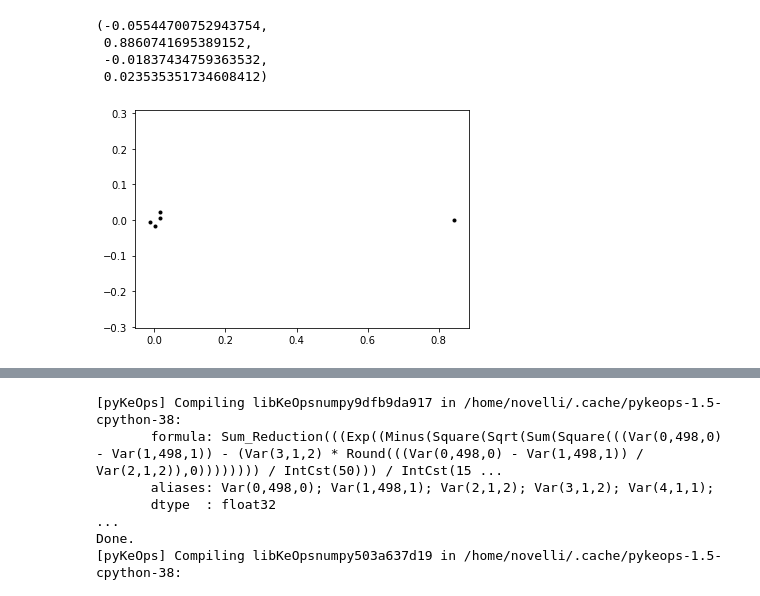
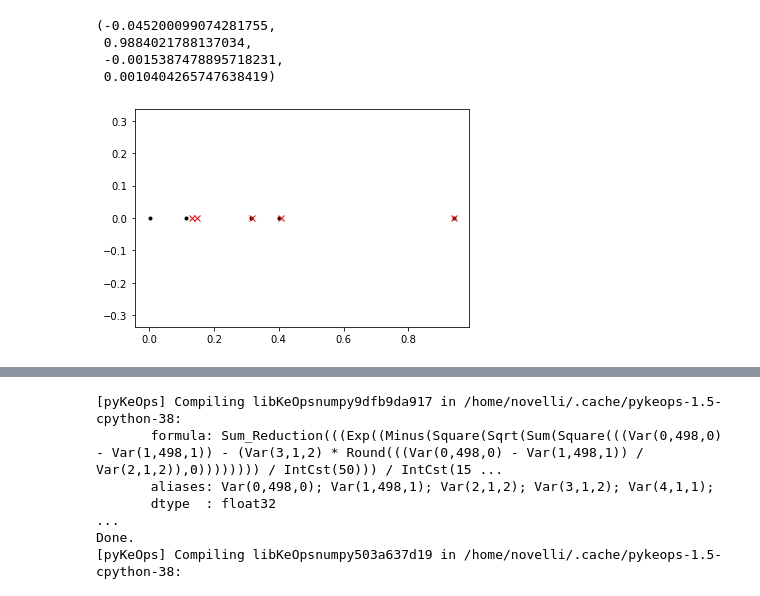
Before and after one commit to Machine-Learning-Dynamical-Systems/kooplearn, a Jupyter notebook: examples/md_chignolin/test.ipynb, the cells around one changed output, grey strips where cells are left out. Cells and saved outputs as stored; diff of their text form; code cells hidden in the pictures.

Commit message:
updated tests on chignolin

```diff
--- a/examples/md_chignolin/test.ipynb
+++ b/examples/md_chignolin/test.ipynb
@@ -21,0 +11,10 @@ unit_cell_length = f['cell_lengths'][0,0]
+# %%
+from stateinterpreter.descriptors import compute_descriptors
+from stateinterpreter.utils.io import load_trajectory
+chignolin_data_path = '../../../data/md_datasets/chignolin-unbiased/'
+traj_dict = {
+        'trajectory' : chignolin_data_path+'CLN025-0-protein-ALL.dcd',
+        'topology' : chignolin_data_path+'CLN025-0-protein.pdb'
+    }
+traj = load_trajectory(traj_dict)
+_data = compute_descriptors(traj[::20], descriptors=['hbonds_distances'])[0].values
@@ -22,5 +27,6 @@ unit_cell_length = f['cell_lengths'][0,0]
 # %%
-kernel = RBF(length_scale=15, unit_cell_length=unit_cell_length)
+kernel = RBF(length_scale=np.float32(10))
 # %%
-inputs = dists[:-1]
-evolved_inputs = dists[1:]
+inputs = _data[:-1]
+evolved_inputs = _data[1:]
+regularizer = np.float32(1e-3)
@@ -51,9 +33,13 @@ Done.
+# %%
+evals_old, evecs_old = reduced_rank_regression(inputs, evolved_inputs, kernel, 5, regularizer=regularizer, center_kernel=True)
+evals, evecs, U = reduced_rank_regression_new(inputs, evolved_inputs, kernel, 5, regularizer=regularizer, center_kernel=True)
 # %%
 plt.plot(np.real(evals), np.imag(evals), 'k.')
+plt.plot(np.real(evals_old), np.imag(evals_old), 'rx')
 plt.axis("equal")
 # %% [output]
-(-0.05544700752943754,
- 0.8860741695389152,
- -0.01837434759363532,
- 0.023535351734608412)
+(-0.045200099074281755,
+ 0.9884021788137034,
+ -0.0015387478895718231,
+ 0.0010404265747638419)
-[figure, old version]
+[figure, new version]
```
Also changed, not shown: parts of 13 cells of this notebook, 6 other files.
